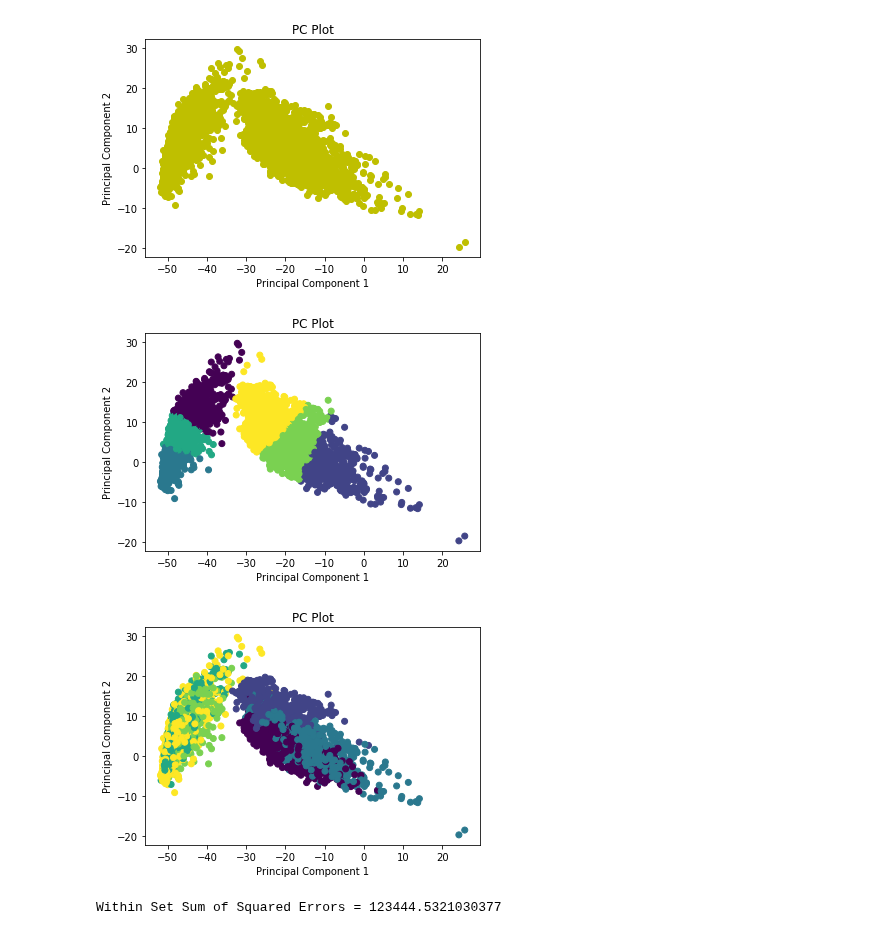
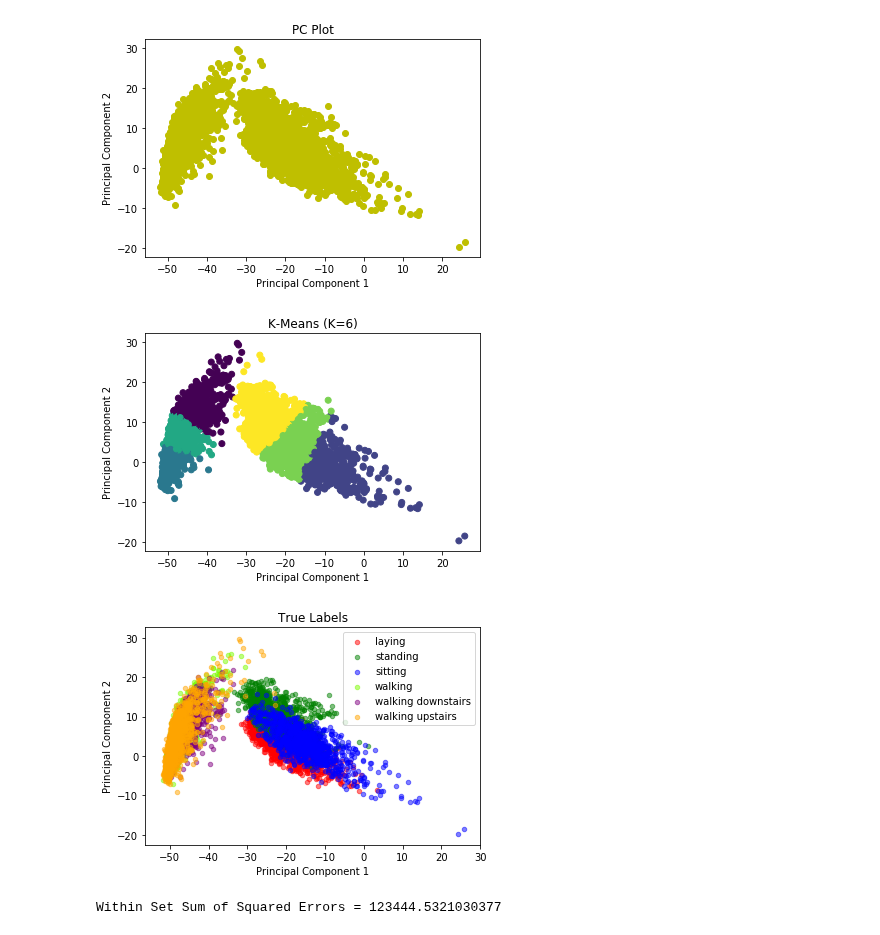
Before and after one commit to nathanhwangbo/PSTAT135_Final, a Jupyter notebook: preprocessing.ipynb, the cells around one changed output. Cells and saved outputs as stored; diff of their text form; code cells hidden in the pictures.

Commit message:
added plot legend

```diff
--- a/preprocessing.ipynb
+++ b/preprocessing.ipynb
@@ -270,8 +270,8 @@ train_pve_2 = pca_train_2.explainedVariance.cumsum()
 #map data to the space mapped by the first 5 pc
 train_2 = pca_train_2.transform(train_vectorized).select("pcaFeatures")
 # %%
-train_pc1 = train_2.rdd.map(lambda x: (x[0][0])).collect()
-train_pc2 = train_2.rdd.map(lambda x: (x[0][1])).collect()
+train_pc1 = np.array(train_2.rdd.map(lambda x: (x[0][0])).collect())
+train_pc2 = np.array(train_2.rdd.map(lambda x: (x[0][1])).collect())
 # %%
 #plot the first pc on x axis, second pc on y axix
 plt.scatter(train_pc1,train_pc2,c='y')
@@ -295,21 +295,30 @@ train_2cluster_label = train_2_cluster_w_pred.select('prediction').rdd.map(lambd
 # %%
 #plot the pc data based on the cluster assignments
 plt.scatter(train_pc1,train_pc2,c=train_2cluster_label)
-plt.title('PC Plot')
+plt.title('K-Means (K=6)')
 plt.xlabel("Principal Component 1")
 plt.ylabel("Principal Component 2")
 plt.show()
 # %% [output]
-[figure, old version]
+[figure, new version]
 # %%
+#plot the pc data based on true labels
+
+cdict = {1: 'red', 2: 'green', 3: 'blue', 4: 'lawngreen', 5: 'purple', 6: 'orange'}
+labeldict = {1: 'laying', 2: 'standing', 3: 'sitting', 4: 'walking', 5: 'walking downstairs', 6: 'walking upstairs'}
 train_2_labels = pca_train_2.transform(train_vectorized).select("position").rdd.map(lambda x : x[0]).collect()
-plt.scatter(train_pc1,train_pc2,c=train_2_labels)
-plt.title('PC Plot')
+
+fig, ax = plt.subplots()
+for g in np.unique(train_2_labels):
+    ix = np.where(train_2_labels == g)
+    ax.scatter(train_pc1[ix], train_pc2[ix], c = cdict[g], label = labeldict[g], s = 20, alpha = 0.5)
+ax.legend()
+plt.title("True Labels")
 plt.xlabel("Principal Component 1")
 plt.ylabel("Principal Component 2")
 plt.show()
 # %% [output]
-[figure, old version]
+[figure, new version]
 # %%
 wssse = train_2kmeans.computeCost(train_2.select('features'))
 print("Within Set Sum of Squared Errors = " + str(wssse))
```
Also changed, not shown: parts of 1 cell of this notebook.
